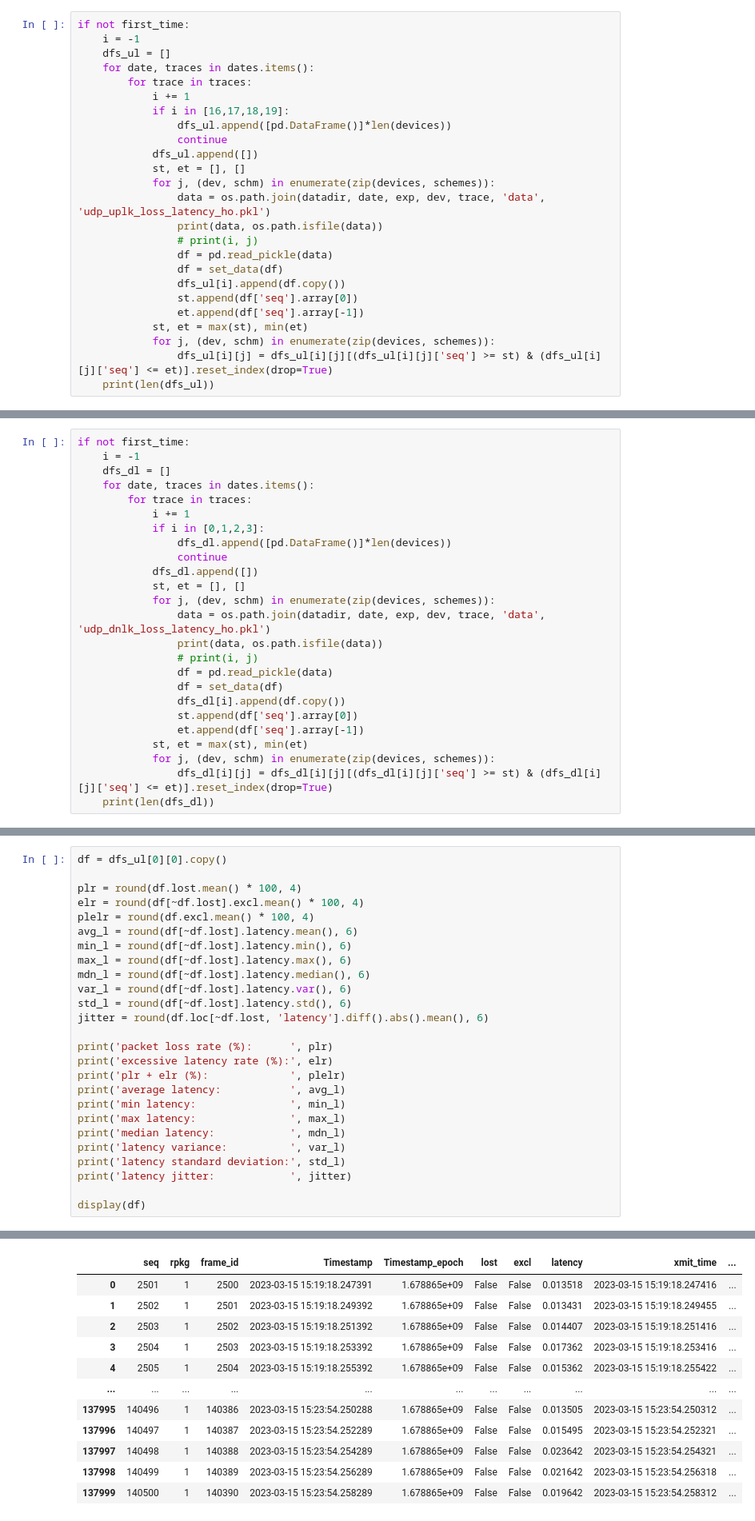
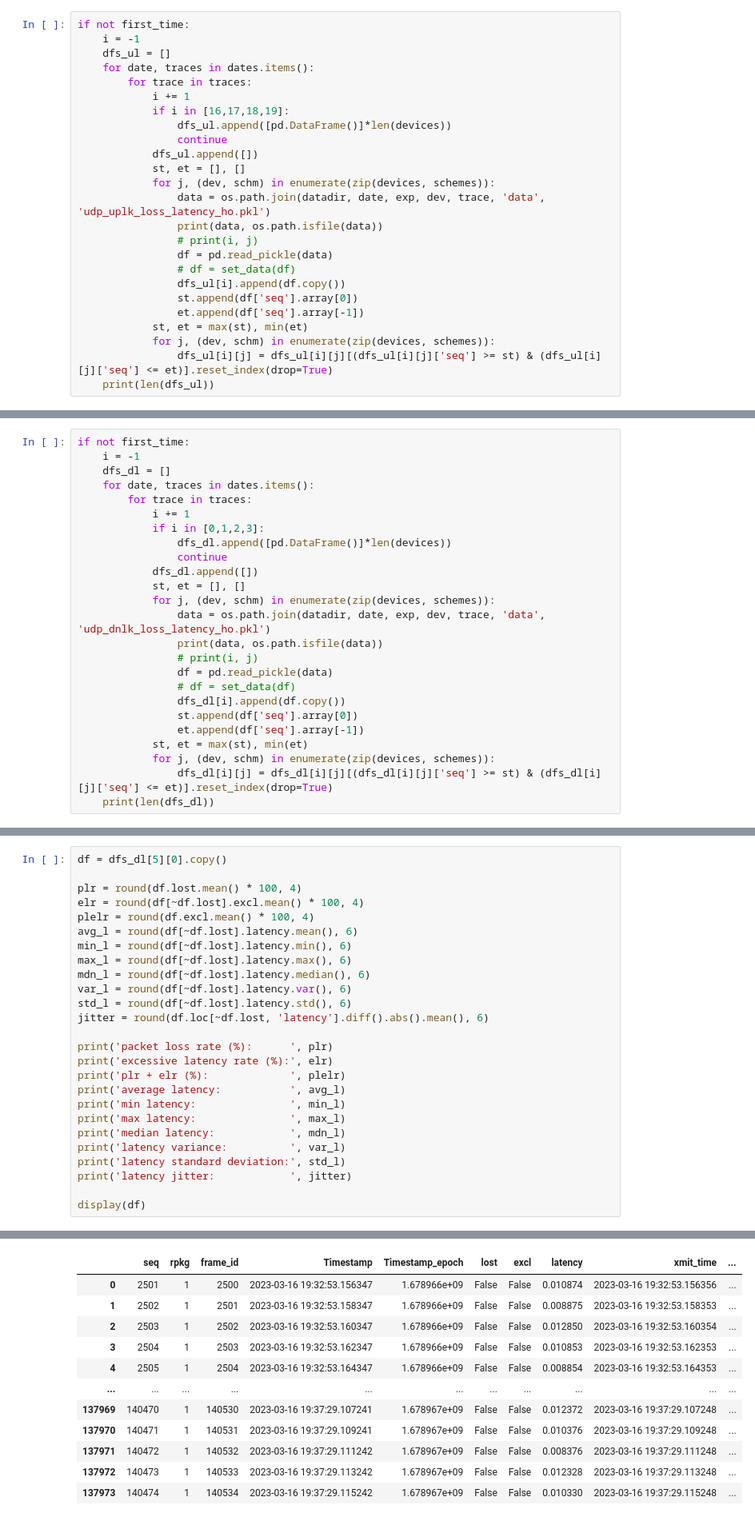
Before and after one commit to mollyy0514/wmnl-handoff-research, a Jupyter notebook: analysis-beta/2023-03-18/compr_analysis_handover.ipynb, the cells around one changed output, grey strips where cells are left out. Shown at 80% size. Drawn from its saved outputs; the diff is of its cells as text.

```diff
--- a/analysis-beta/2023-03-18/compr_analysis_handover.ipynb
+++ b/analysis-beta/2023-03-18/compr_analysis_handover.ipynb
@@ -159,7 +159,7 @@ if not first_time:
                 print(data, os.path.isfile(data))
                 # print(i, j)
                 df = pd.read_pickle(data)
-                df = set_data(df)
+                # df = set_data(df)
                 dfs_ul[i].append(df.copy())
                 st.append(df['seq'].array[0])
                 et.append(df['seq'].array[-1])
@@ -202,7 +202,7 @@ if not first_time:
                 print(data, os.path.isfile(data))
                 # print(i, j)
                 df = pd.read_pickle(data)
-                df = set_data(df)
+                # df = set_data(df)
                 dfs_dl[i].append(df.copy())
                 st.append(df['seq'].array[0])
                 et.append(df['seq'].array[-1])
@@ -229,7 +229,7 @@ if not first_time:
 /Users/jackbedford/Desktop/MOXA/Code/data/2023-03-16/_Bandlock_Udp_B1_B3_B7_B8_RM500Q/qc03/#16/data/udp_dnlk_loss_latency_ho.pkl True
 20
 # %%
-df = dfs_ul[0][0].copy()
+df = dfs_dl[5][0].copy()
 
 plr = round(df.lost.mean() * 100, 4)
 elr = round(df[~df.lost].excl.mean() * 100, 4)
@@ -268,12 +268,12 @@ latency jitter:             0.001796
 |  | seq | rpkg | frame_id | Timestamp | Timestamp_epoch | lost | excl | latency | xmit_time | ... |
-| 0 | 2501 | 1 | 2500 | 2023-03-15 15:19:18.247391 | 1.678865e+09 | False | False | 0.013518 | 2023-03-15 15:19:18.247416 | ... |
-| 1 | 2502 | 1 | 2501 | 2023-03-15 15:19:18.249392 | 1.678865e+09 | False | False | 0.013431 | 2023-03-15 15:19:18.249455 | ... |
-| 2 | 2503 | 1 | 2502 | 2023-03-15 15:19:18.251392 | 1.678865e+09 | False | False | 0.014407 | 2023-03-15 15:19:18.251416 | ... |
-| 3 | 2504 | 1 | 2503 | 2023-03-15 15:19:18.253392 | 1.678865e+09 | False | False | 0.017362 | 2023-03-15 15:19:18.253416 | ... |
-| 4 | 2505 | 1 | 2504 | 2023-03-15 15:19:18.255392 | 1.678865e+09 | False | False | 0.015362 | 2023-03-15 15:19:18.255422 | ... |
+| 0 | 2501 | 1 | 2500 | 2023-03-16 19:32:53.156347 | 1.678966e+09 | False | False | 0.010874 | 2023-03-16 19:32:53.156356 | ... |
+| 1 | 2502 | 1 | 2501 | 2023-03-16 19:32:53.158347 | 1.678966e+09 | False | False | 0.008875 | 2023-03-16 19:32:53.158353 | ... |
+| 2 | 2503 | 1 | 2502 | 2023-03-16 19:32:53.160347 | 1.678966e+09 | False | False | 0.012850 | 2023-03-16 19:32:53.160354 | ... |
+| 3 | 2504 | 1 | 2503 | 2023-03-16 19:32:53.162347 | 1.678966e+09 | False | False | 0.010853 | 2023-03-16 19:32:53.162353 | ... |
+| 4 | 2505 | 1 | 2504 | 2023-03-16 19:32:53.164347 | 1.678966e+09 | False | False | 0.008854 | 2023-03-16 19:32:53.164353 | ... |
 | ... | ... | ... | ... | ... | ... | ... | ... | ... | ... | ... |
-| 137995 | 140496 | 1 | 140386 | 2023-03-15 15:23:54.250288 | 1.678865e+09 | False | False | 0.013505 | 2023-03-15 15:23:54.250312 | ... |
-| 137996 | 140497 | 1 | 140387 | 2023-03-15 15:23:54.252289 | 1.678865e+09 | False | False | 0.015495 | 2023-03-15 15:23:54.252321 | ... |
-| 137997 | 140498 | 1 | 140388 | 2023-03-15 15:23:54.254289 | 1.678865e+09 | False | False | 0.023642 | 2023-03-15 15:23:54.254321 | ... |
-| 137998 | 140499 | 1 | 140389 | 2023-03-15 15:23:54.256289 | 1.678865e+09 | False | False | 0.021642 | 2023-03-15 15:23:54.256318 | ... |
-| 137999 | 140500 | 1 | 140390 | 2023-03-15 15:23:54.258289 | 1.678865e+09 | False | False | 0.019642 | 2023-03-15 15:23:54.258312 | ... |
+| 137969 | 140470 | 1 | 140530 | 2023-03-16 19:37:29.107241 | 1.678967e+09 | False | False | 0.012372 | 2023-03-16 19:37:29.107248 | ... |
+| 137970 | 140471 | 1 | 140531 | 2023-03-16 19:37:29.109241 | 1.678967e+09 | False | False | 0.010376 | 2023-03-16 19:37:29.109248 | ... |
+| 137971 | 140472 | 1 | 140532 | 2023-03-16 19:37:29.111242 | 1.678967e+09 | False | False | 0.008376 | 2023-03-16 19:37:29.111248 | ... |
+| 137972 | 140473 | 1 | 140533 | 2023-03-16 19:37:29.113242 | 1.678967e+09 | False | False | 0.012328 | 2023-03-16 19:37:29.113248 | ... |
+| 137973 | 140474 | 1 | 140534 | 2023-03-16 19:37:29.115242 | 1.678967e+09 | False | False | 0.010330 | 2023-03-16 19:37:29.115248 | ... |
```
Also changed, not shown: parts of 33 cells of this notebook, 7 other files.
